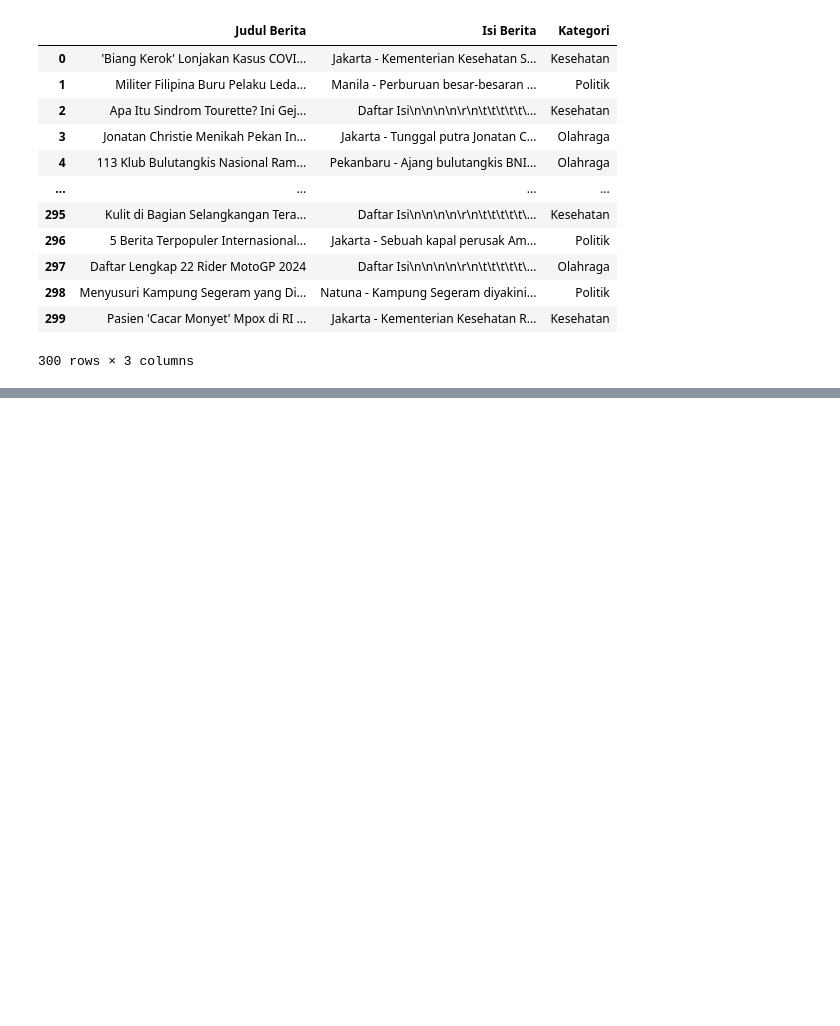
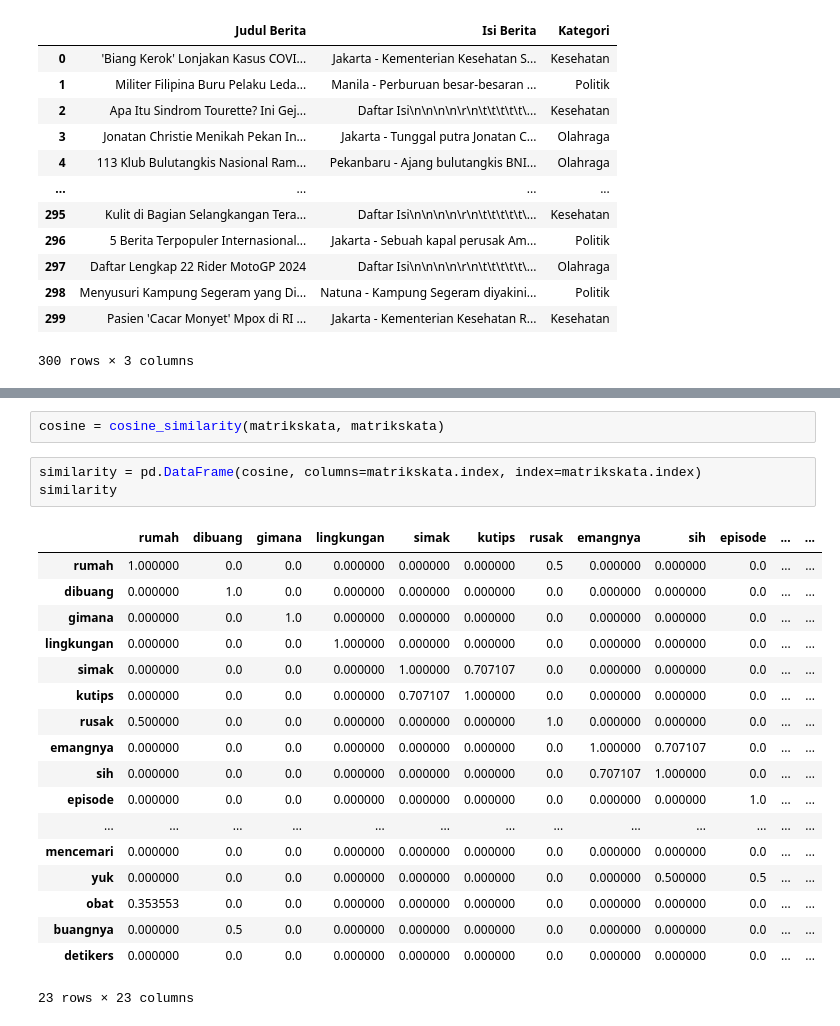
Before and after one commit to rifkiavendika/PPWeb, a Jupyter notebook: _sources/uas.ipynb, the cells around one changed output, grey strips where cells are left out. Drawn from its saved outputs; the diff is of its cells as text; blank space fills up the shorter version.

```diff
--- a/_sources/uas.ipynb
+++ b/_sources/uas.ipynb
@@ -65,0 +212,24 @@ df
+# %%
+cosine = cosine_similarity(matrikskata, matrikskata)
+# %%
+similarity = pd.DataFrame(cosine, columns=matrikskata.index, index=matrikskata.index)
+similarity
+# %% [output]
+|  | rumah | dibuang | gimana | lingkungan | simak | kutips | rusak | emangnya | sih | episode | ... | ... |
+| rumah | 1.000000 | 0.0 | 0.0 | 0.000000 | 0.000000 | 0.000000 | 0.5 | 0.000000 | 0.000000 | 0.0 | ... | ... |
+| dibuang | 0.000000 | 1.0 | 0.0 | 0.000000 | 0.000000 | 0.000000 | 0.0 | 0.000000 | 0.000000 | 0.0 | ... | ... |
+| gimana | 0.000000 | 0.0 | 1.0 | 0.000000 | 0.000000 | 0.000000 | 0.0 | 0.000000 | 0.000000 | 0.0 | ... | ... |
+| lingkungan | 0.000000 | 0.0 | 0.0 | 1.000000 | 0.000000 | 0.000000 | 0.0 | 0.000000 | 0.000000 | 0.0 | ... | ... |
+| simak | 0.000000 | 0.0 | 0.0 | 0.000000 | 1.000000 | 0.707107 | 0.0 | 0.000000 | 0.000000 | 0.0 | ... | ... |
+| kutips | 0.000000 | 0.0 | 0.0 | 0.000000 | 0.707107 | 1.000000 | 0.0 | 0.000000 | 0.000000 | 0.0 | ... | ... |
+| rusak | 0.500000 | 0.0 | 0.0 | 0.000000 | 0.000000 | 0.000000 | 1.0 | 0.000000 | 0.000000 | 0.0 | ... | ... |
+| emangnya | 0.000000 | 0.0 | 0.0 | 0.000000 | 0.000000 | 0.000000 | 0.0 | 1.000000 | 0.707107 | 0.0 | ... | ... |
+| sih | 0.000000 | 0.0 | 0.0 | 0.000000 | 0.000000 | 0.000000 | 0.0 | 0.707107 | 1.000000 | 0.0 | ... | ... |
+| episode | 0.000000 | 0.0 | 0.0 | 0.000000 | 0.000000 | 0.000000 | 0.0 | 0.000000 | 0.000000 | 1.0 | ... | ... |
+| ... | ... | ... | ... | ... | ... | ... | ... | ... | ... | ... | ... | ... |
+| mencemari | 0.000000 | 0.0 | 0.0 | 0.000000 | 0.000000 | 0.000000 | 0.0 | 0.000000 | 0.000000 | 0.0 | ... | ... |
+| yuk | 0.000000 | 0.0 | 0.0 | 0.000000 | 0.000000 | 0.000000 | 0.0 | 0.000000 | 0.500000 | 0.5 | ... | ... |
+| obat | 0.353553 | 0.0 | 0.0 | 0.000000 | 0.000000 | 0.000000 | 0.0 | 0.000000 | 0.000000 | 0.0 | ... | ... |
+| buangnya | 0.000000 | 0.5 | 0.0 | 0.000000 | 0.000000 | 0.000000 | 0.0 | 0.000000 | 0.000000 | 0.0 | ... | ... |
+| detikers | 0.000000 | 0.0 | 0.0 | 0.000000 | 0.000000 | 0.000000 | 0.0 | 0.000000 | 0.000000 | 0.0 | ... | ... |
+23 rows × 23 columns
```
Also changed, not shown: parts of 36 cells of this notebook, 8 other files.
